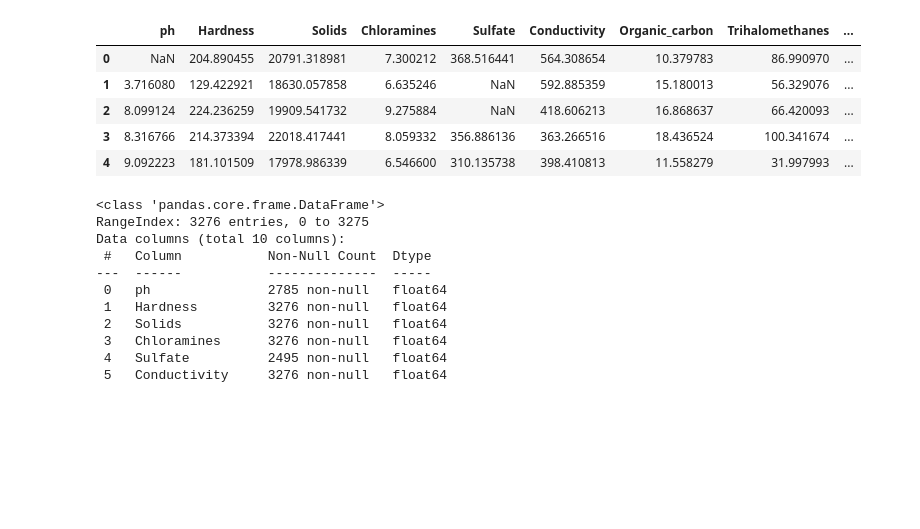
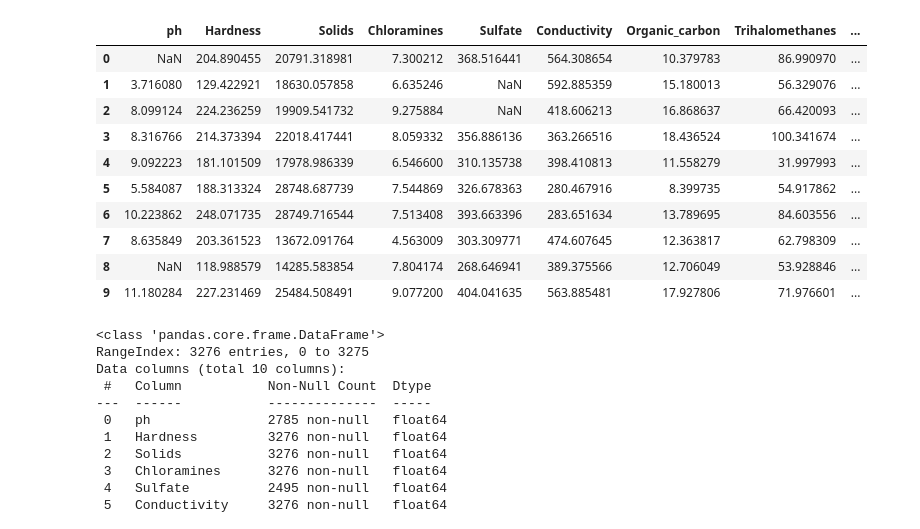
Before and after one commit to Haidir1/UAS-Kelompok-5, a Jupyter notebook: water_potability.ipynb, the cells around one changed output. Saved outputs shown, nothing was run; the diff lists cells and outputs as text; code cells hidden in the pictures; blank space fills up the shorter version.

```diff
--- a/water_potability.ipynb
+++ b/water_potability.ipynb
@@ -6,14 +6,19 @@ import seaborn as sns
 from sklearn.metrics import confusion_matrix, classification_report, accuracy_score
 # %%
 df = pd.read_csv("water_potability.csv")
-df.head()
+df.head(10)
 # %% [output]
 |  | ph | Hardness | Solids | Chloramines | Sulfate | Conductivity | Organic_carbon | Trihalomethanes | ... |
 | 0 | NaN | 204.890455 | 20791.318981 | 7.300212 | 368.516441 | 564.308654 | 10.379783 | 86.990970 | ... |
 | 1 | 3.716080 | 129.422921 | 18630.057858 | 6.635246 | NaN | 592.885359 | 15.180013 | 56.329076 | ... |
 | 2 | 8.099124 | 224.236259 | 19909.541732 | 9.275884 | NaN | 418.606213 | 16.868637 | 66.420093 | ... |
 | 3 | 8.316766 | 214.373394 | 22018.417441 | 8.059332 | 356.886136 | 363.266516 | 18.436524 | 100.341674 | ... |
 | 4 | 9.092223 | 181.101509 | 17978.986339 | 6.546600 | 310.135738 | 398.410813 | 11.558279 | 31.997993 | ... |
+| 5 | 5.584087 | 188.313324 | 28748.687739 | 7.544869 | 326.678363 | 280.467916 | 8.399735 | 54.917862 | ... |
+| 6 | 10.223862 | 248.071735 | 28749.716544 | 7.513408 | 393.663396 | 283.651634 | 13.789695 | 84.603556 | ... |
+| 7 | 8.635849 | 203.361523 | 13672.091764 | 4.563009 | 303.309771 | 474.607645 | 12.363817 | 62.798309 | ... |
+| 8 | NaN | 118.988579 | 14285.583854 | 7.804174 | 268.646941 | 389.375566 | 12.706049 | 53.928846 | ... |
+| 9 | 11.180284 | 227.231469 | 25484.508491 | 9.077200 | 404.041635 | 563.885481 | 17.927806 | 71.976601 | ... |
 # %%
 df.shape
 
```
Also changed, not shown: parts of 41 cells of this notebook, 2 other files.
